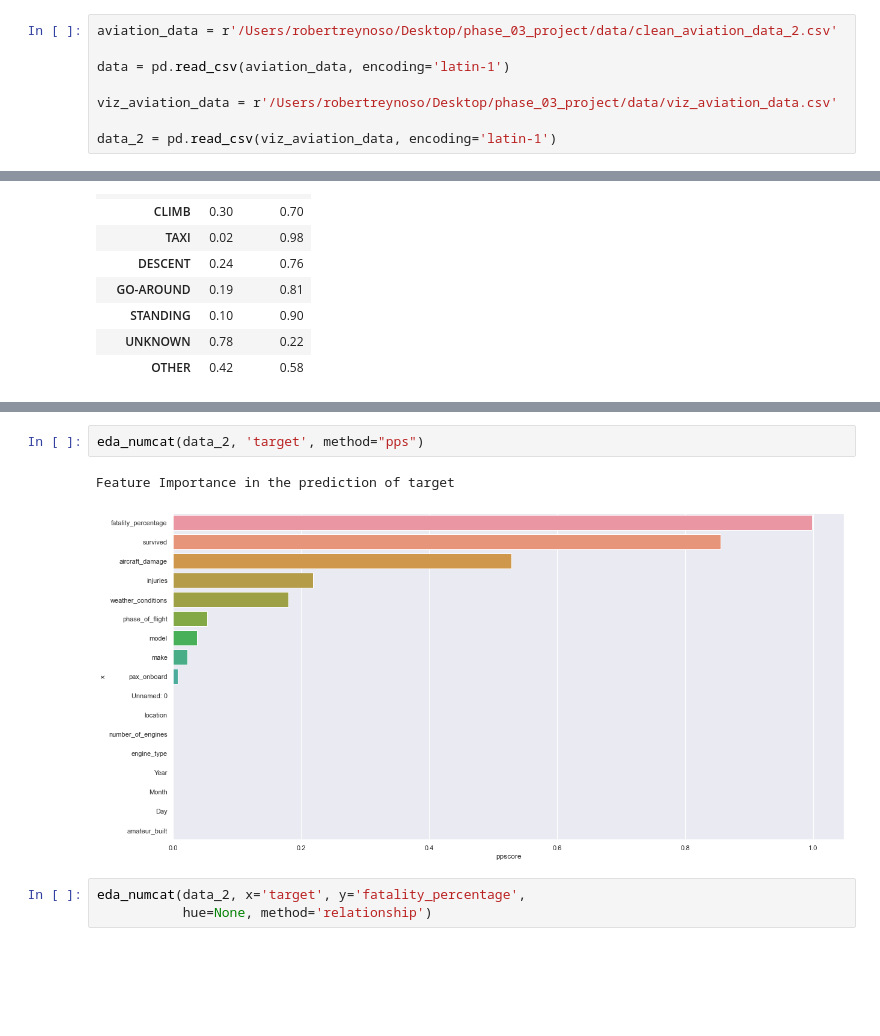
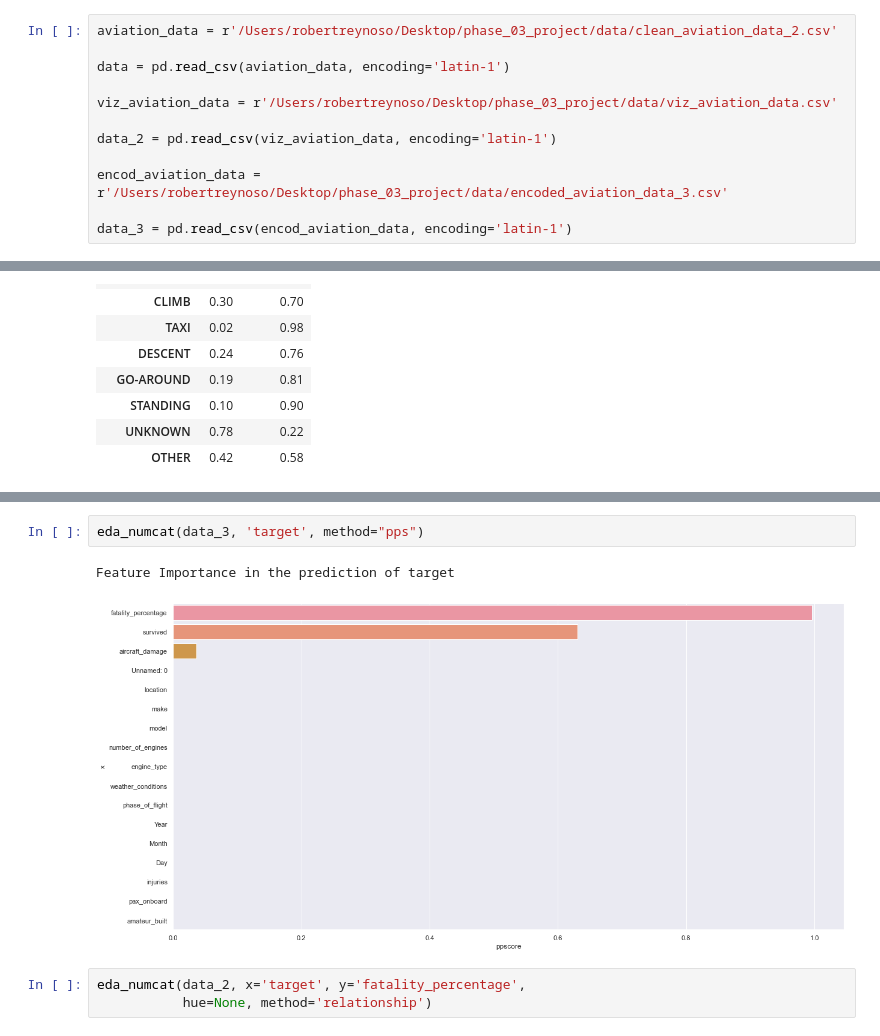
Before and after one commit to reynoso811/ML_Aviation_Safety, a Jupyter notebook: notebooks/visualizations.ipynb, the cells around one changed output, grey strips where cells are left out. Cells and saved outputs as stored; diff of their text form; blank space fills up the shorter version.

```diff
--- a/notebooks/visualizations.ipynb
+++ b/notebooks/visualizations.ipynb
@@ -20,3 +18,7 @@ data = pd.read_csv(aviation_data, encoding='latin-1')
 viz_aviation_data = r'/Users/robertreynoso/Desktop/phase_03_project/data/viz_aviation_data.csv'
 
 data_2 = pd.read_csv(viz_aviation_data, encoding='latin-1')
+
+encod_aviation_data = r'/Users/robertreynoso/Desktop/phase_03_project/data/encoded_aviation_data_3.csv'
+
+data_3 = pd.read_csv(encod_aviation_data, encoding='latin-1')
@@ -151,8 +225,8 @@ Crosstabulation of phase_of_flight across target
 # %%
-eda_numcat(data_2, 'target', method="pps")
+eda_numcat(data_3, 'target', method="pps")
 # %% [output]
 Feature Importance in the prediction of target
-[figure, old version]
+[figure, new version]
 # %%
 eda_numcat(data_2, x='target', y='fatality_percentage',
            hue=None, method='relationship')
```
Also changed, not shown: parts of 16 cells of this notebook, 2 other files.
